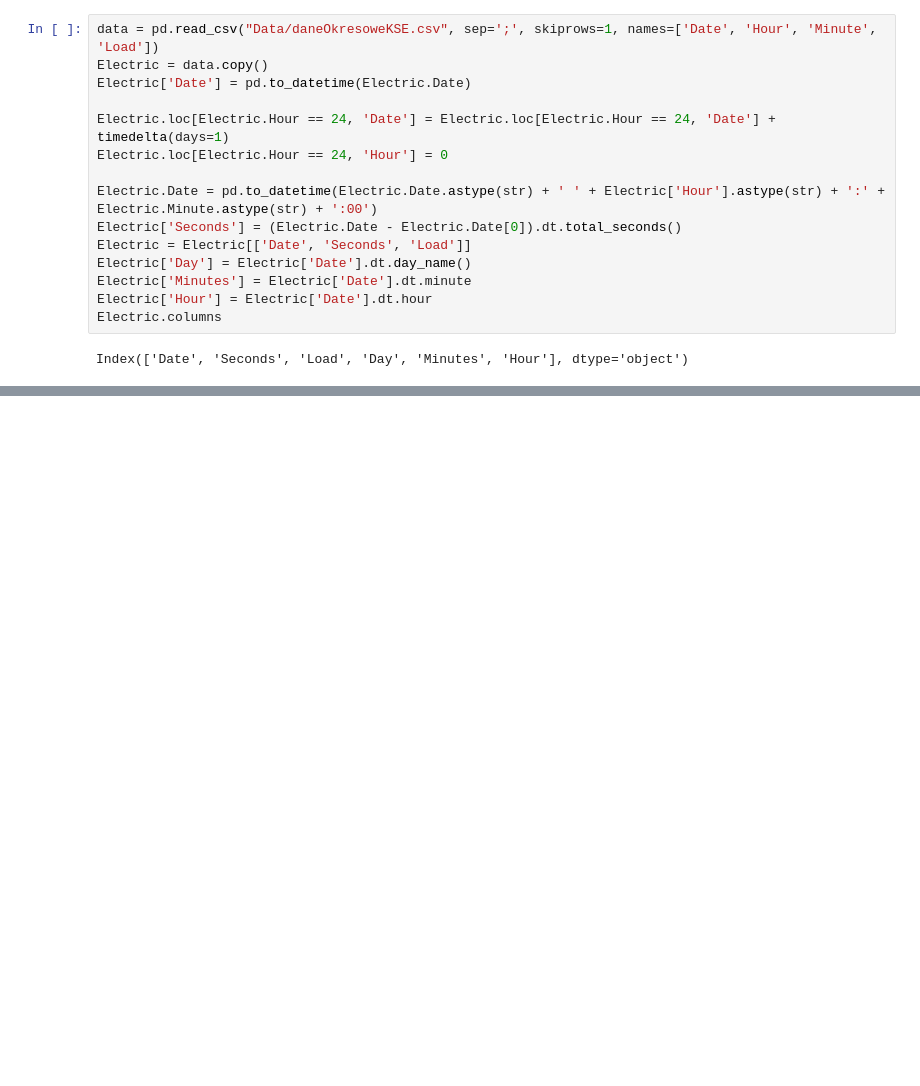
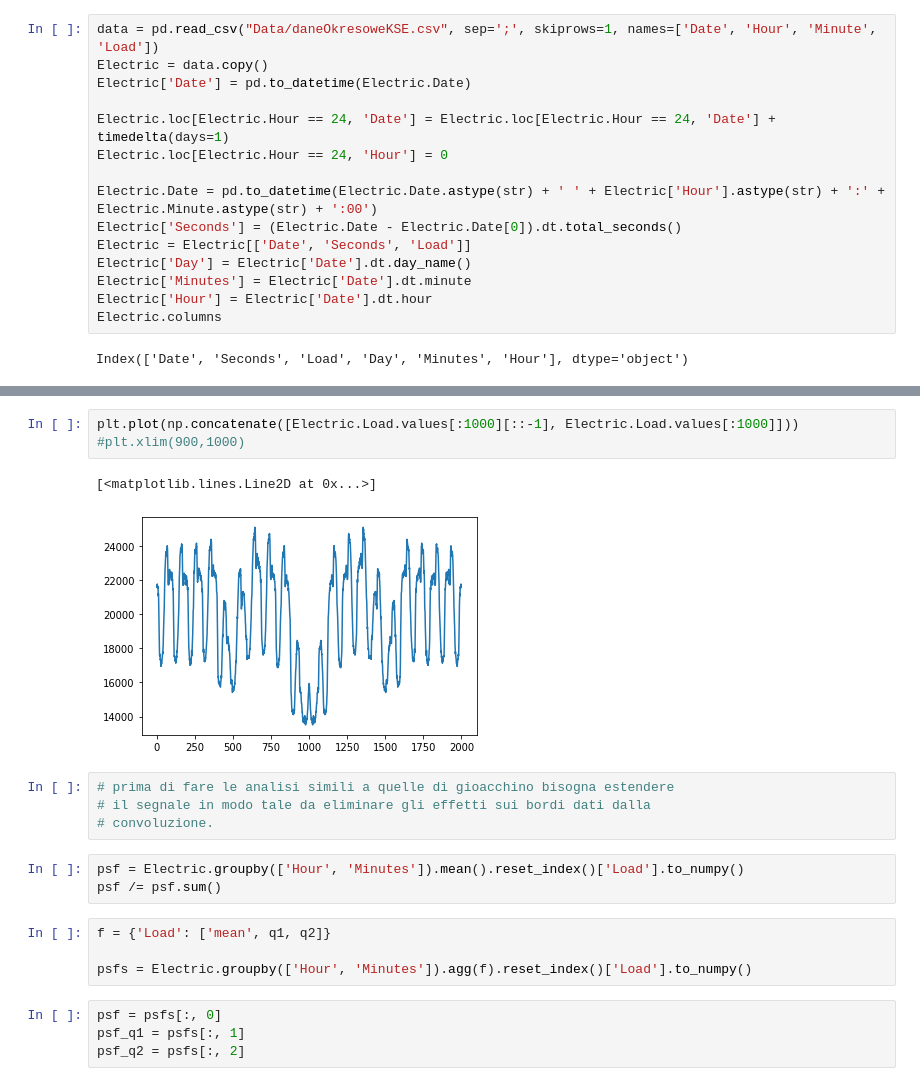
Before and after one commit to Nuelam9/Report-2, a Jupyter notebook: fuorier.ipynb, the cells around one changed output, grey strips where cells are left out. Saved outputs shown, nothing was run; the diff lists cells and outputs as text; blank space fills up the shorter version.

```diff
--- a/fuorier.ipynb
+++ b/fuorier.ipynb
@@ -52,0 +56,21 @@ array([19057.88145551, 19057.90674369, 19057.93198438, ...,
+# %%
+plt.plot(np.concatenate([Electric.Load.values[:1000][::-1], Electric.Load.values[:1000]]))
+#plt.xlim(900,1000)
+# %% [output]
+[<matplotlib.lines.Line2D at 0x...>]
+[figure, added]
+# %%
+# prima di fare le analisi simili a quelle di gioacchino bisogna estendere
+# il segnale in modo tale da eliminare gli effetti sui bordi dati dalla
+# convoluzione.
+# %%
+psf = Electric.groupby(['Hour', 'Minutes']).mean().reset_index()['Load'].to_numpy()
+psf /= psf.sum()
+# %%
+f = {'Load': ['mean', q1, q2]}
+
+psfs = Electric.groupby(['Hour', 'Minutes']).agg(f).reset_index()['Load'].to_numpy()
+# %%
+psf = psfs[:, 0]
+psf_q1 = psfs[:, 1]
+psf_q2 = psfs[:, 2]
```
Also changed, not shown: parts of 6 cells of this notebook, 3 other files.
